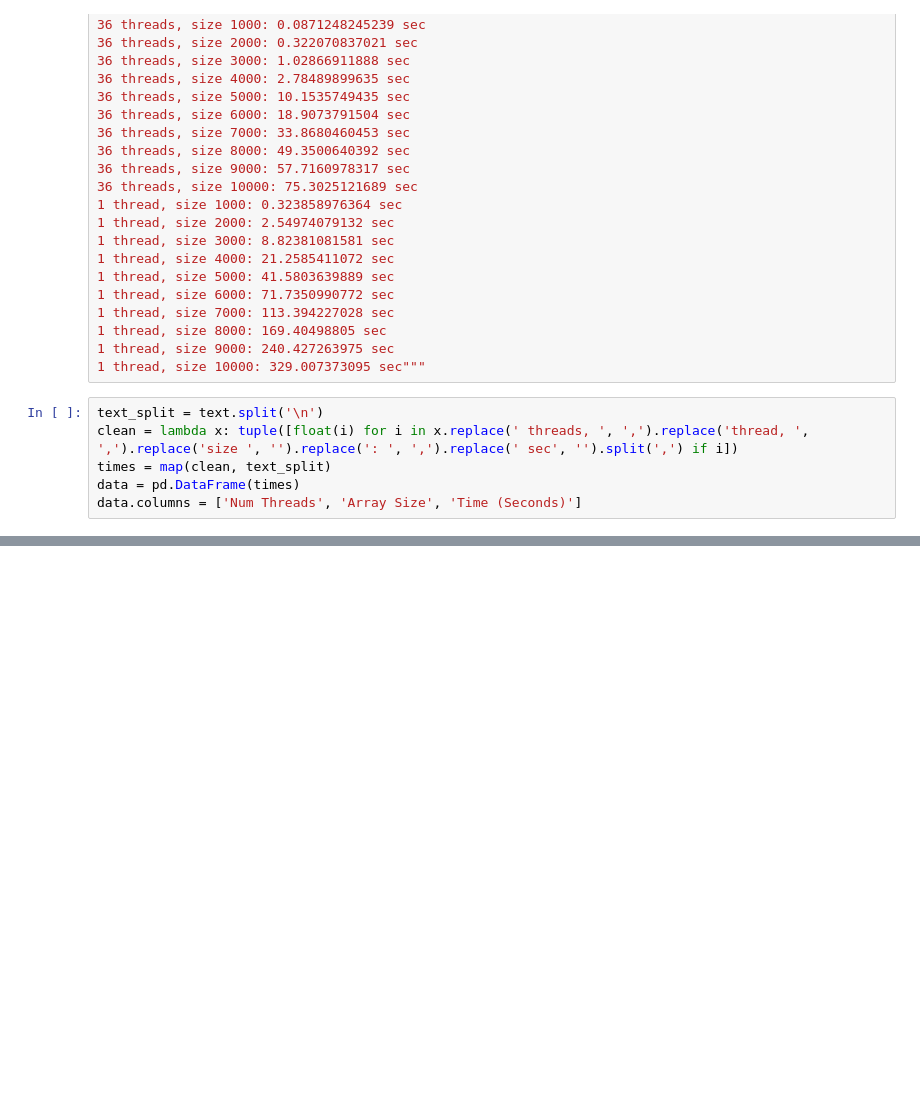
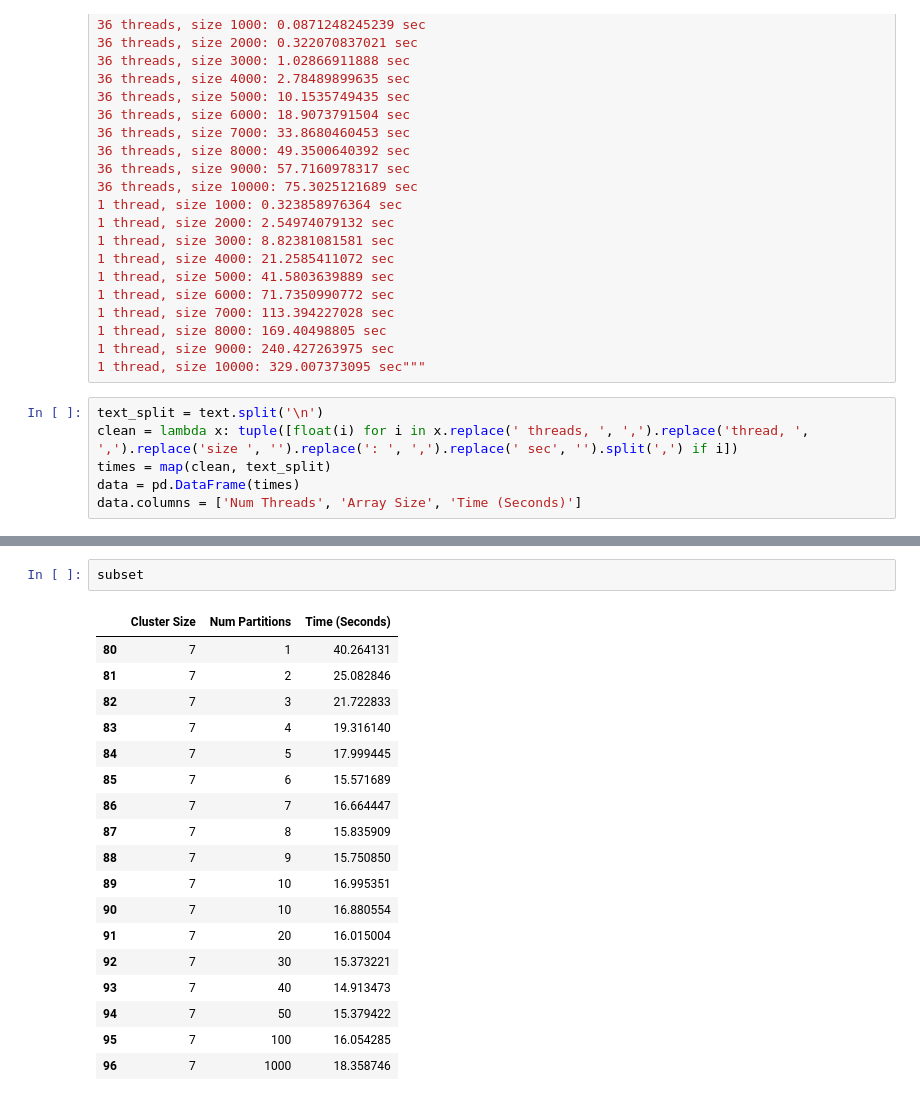
Before and after one commit to neelspatel/CS205_Final_Project, a Jupyter notebook: web/static_site/graphs.ipynb, the cells around one changed output, grey strips where cells are left out. Cells and saved outputs as stored; diff of their text form; blank space fills up the shorter version.

```diff
--- a/web/static_site/graphs.ipynb
+++ b/web/static_site/graphs.ipynb
@@ -146,0 +280,21 @@ plt.show()
+# %%
+subset
+# %% [output]
+|  | Cluster Size | Num Partitions | Time (Seconds) |
+| 80 | 7 | 1 | 40.264131 |
+| 81 | 7 | 2 | 25.082846 |
+| 82 | 7 | 3 | 21.722833 |
+| 83 | 7 | 4 | 19.316140 |
+| 84 | 7 | 5 | 17.999445 |
+| 85 | 7 | 6 | 15.571689 |
+| 86 | 7 | 7 | 16.664447 |
+| 87 | 7 | 8 | 15.835909 |
+| 88 | 7 | 9 | 15.750850 |
+| 89 | 7 | 10 | 16.995351 |
+| 90 | 7 | 10 | 16.880554 |
+| 91 | 7 | 20 | 16.015004 |
+| 92 | 7 | 30 | 15.373221 |
+| 93 | 7 | 40 | 14.913473 |
+| 94 | 7 | 50 | 15.379422 |
+| 95 | 7 | 100 | 16.054285 |
+| 96 | 7 | 1000 | 18.358746 |
```
Also changed, not shown: parts of 7 cells of this notebook.
